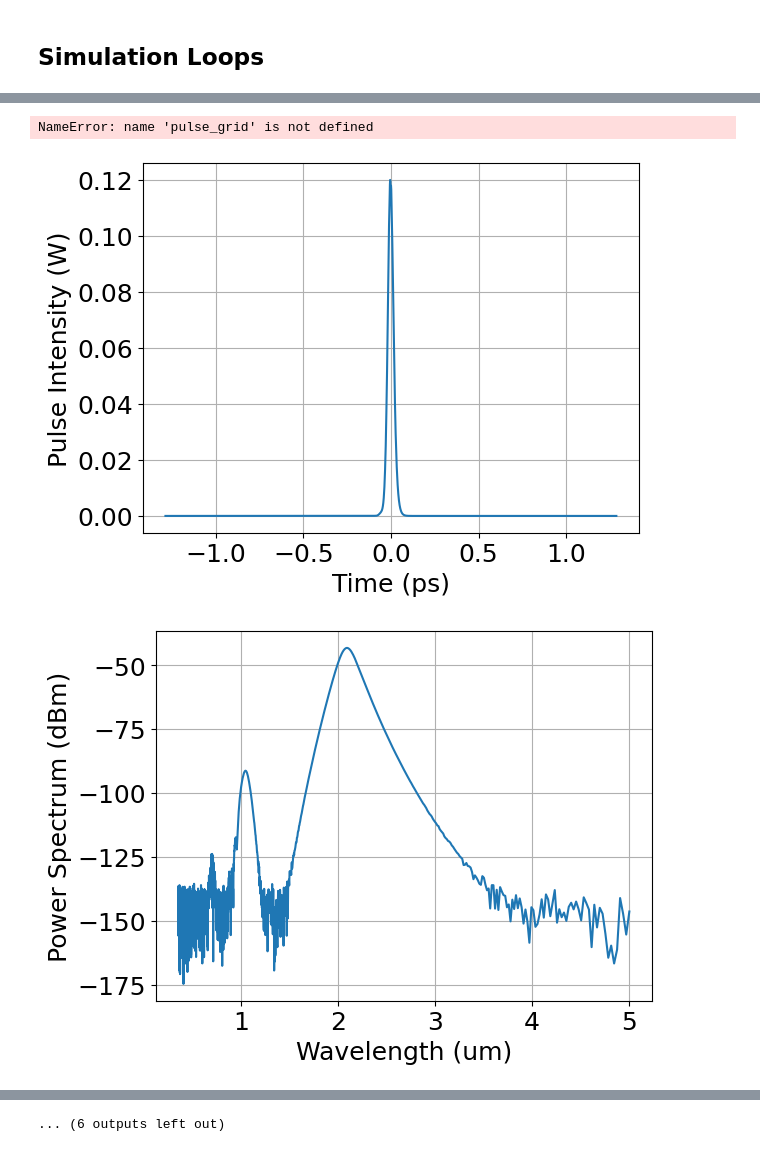
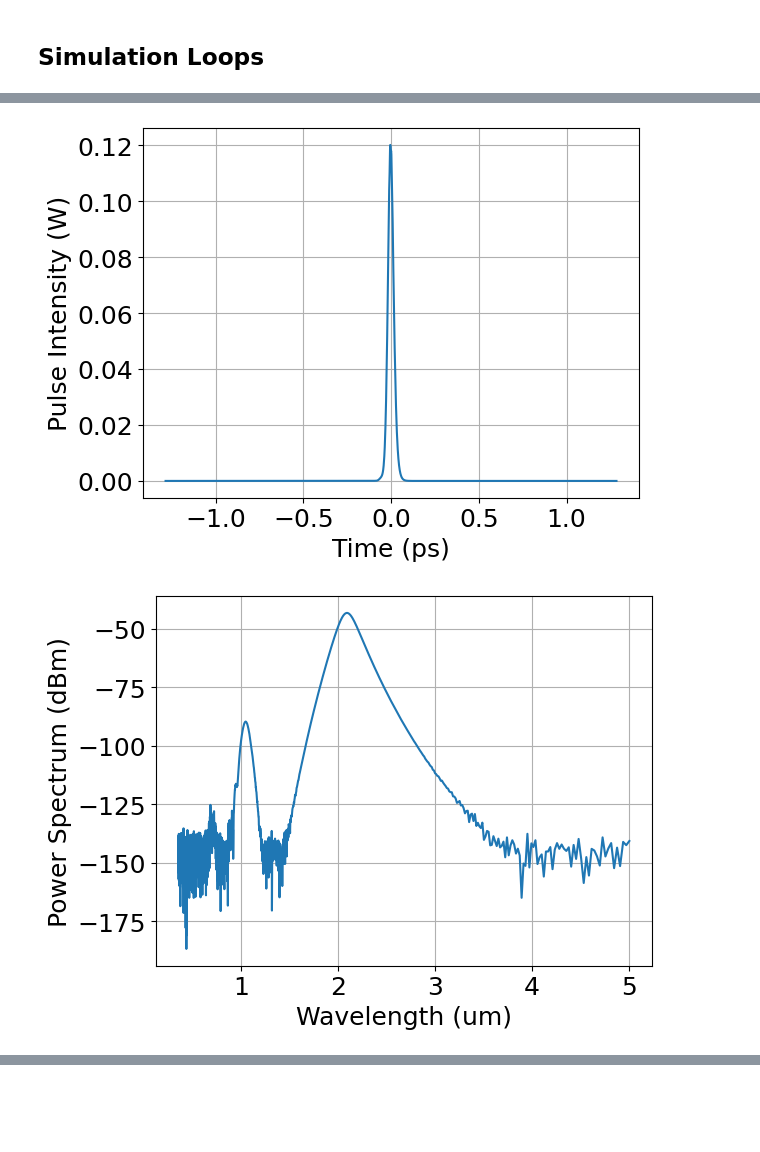
Before and after one commit to Robertboy18/neuraloperator, a Jupyter notebook: examples/SHG_Simulation_Data_Generation.ipynb, the cells around one changed output, grey strips where cells are left out. Saved outputs shown, nothing was run; the diff lists cells and outputs as text; code cells hidden in the pictures; blank space fills up the shorter version.

```diff
--- a/examples/SHG_Simulation_Data_Generation.ipynb
+++ b/examples/SHG_Simulation_Data_Generation.ipynb
@@ -121,16 +121,16 @@ GVD at 2090.0 nm = 22.3 fs^2/mm
 # %%
 # (1) Length of the poling region can be varied from ~2 mm to ~15 mm
 #L_array = np.linspace(2,15,10)*mm
-L_array = np.linspace(2,15,2)*mm
+L_array = np.linspace(2,15,1)*mm
 
 # (2) Poling period mismatch can be varied from ~-50 nm to 50 nm
 #pp_mismatch_array = np.linspace(-50,50,10)*nm
-pp_mismatch_array = np.linspace(-50,50,2)*nm
+pp_mismatch_array = np.linspace(-50,50,1)*nm
 
 # (3) Pulse energy parameter can be varied from few fJ to few 1000s of fJ
 # We can first start from lower energies
 #pump_energy_array = np.linspace(5,1000,10)*fJ
-pump_energy_array = np.linspace(5,1000,2)*fJ
+pump_energy_array = np.linspace(5,1000,1)*fJ
 # %% [markdown]
 ## Simulation Loops
 # %%
@@ -226,13 +226,13 @@ for L in L_array:
 
 # Define the column headers
 
-columns = ['Poling Region Length (mm)', 'Poling Period Mismatch (nm)', 'Pump Energy (fJ)'] + [f'Input_{i}' for i in N] + [f'Output_{i}' for i in N]
+columns = ['Poling Region Length (mm)', 'Poling Period Mismatch (nm)', 'Pump Energy (fJ)'] + [f'Input_{i}' for i in range(N)] + [f'Output_{i}' for i in range(N)]
 
 # Create a DataFrame from the data
 df = pd.DataFrame(data, columns=columns)
 
 # Save the DataFrame to a CSV file
-csv_file_path = 'SHG_output.csv'
+csv_file_path = "/home/robert/repo/neuraloperator/examples/SHG_output.csv"
 df.to_csv(csv_file_path, index=False)
 
 print(f"Data saved to {csv_file_path}")
@@ -257,3 +246,2 @@ Output pulse energy = 0.969 pJ
-NameError: name 'pulse_grid' is not defined
 [figure]
-[figure, old version]
+[figure, new version]
@@ -268 +247,0 @@ NameError: name 'pulse_grid' is not defined
-... (6 outputs left out)
```
Also changed, not shown: parts of 1 cell of this notebook, 9 other files.
